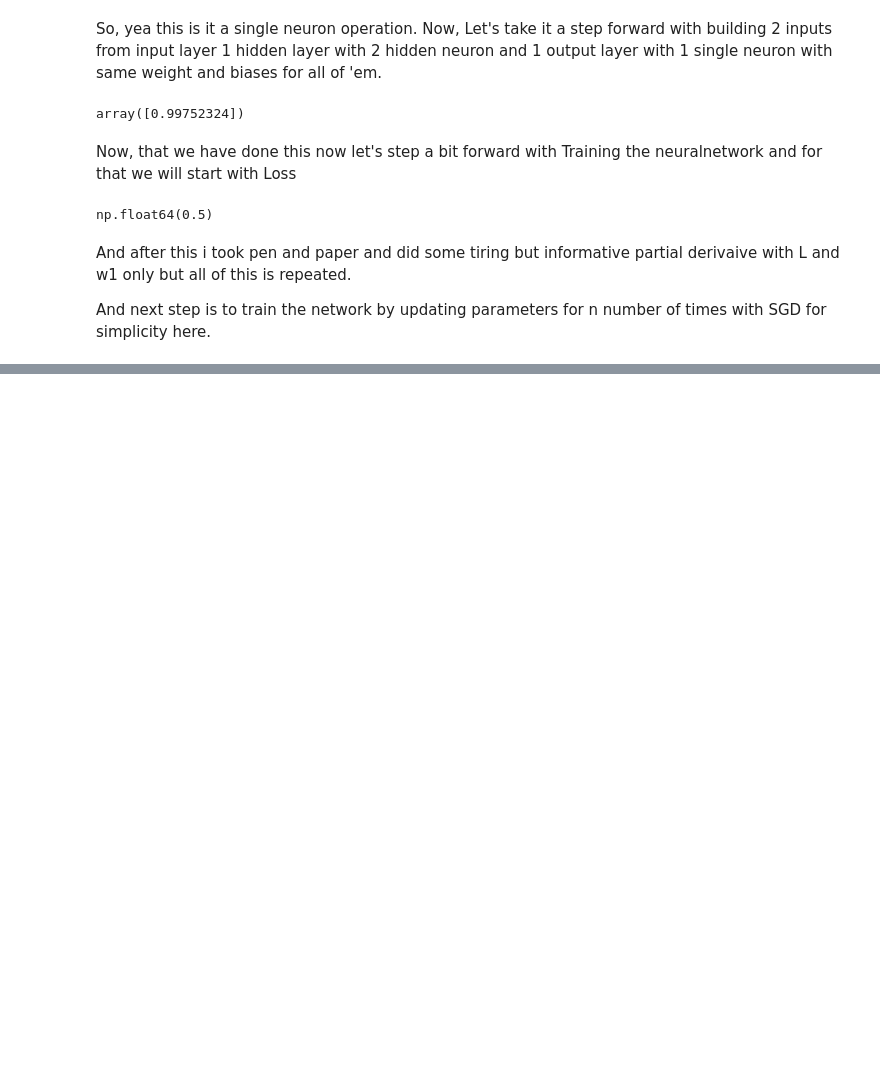
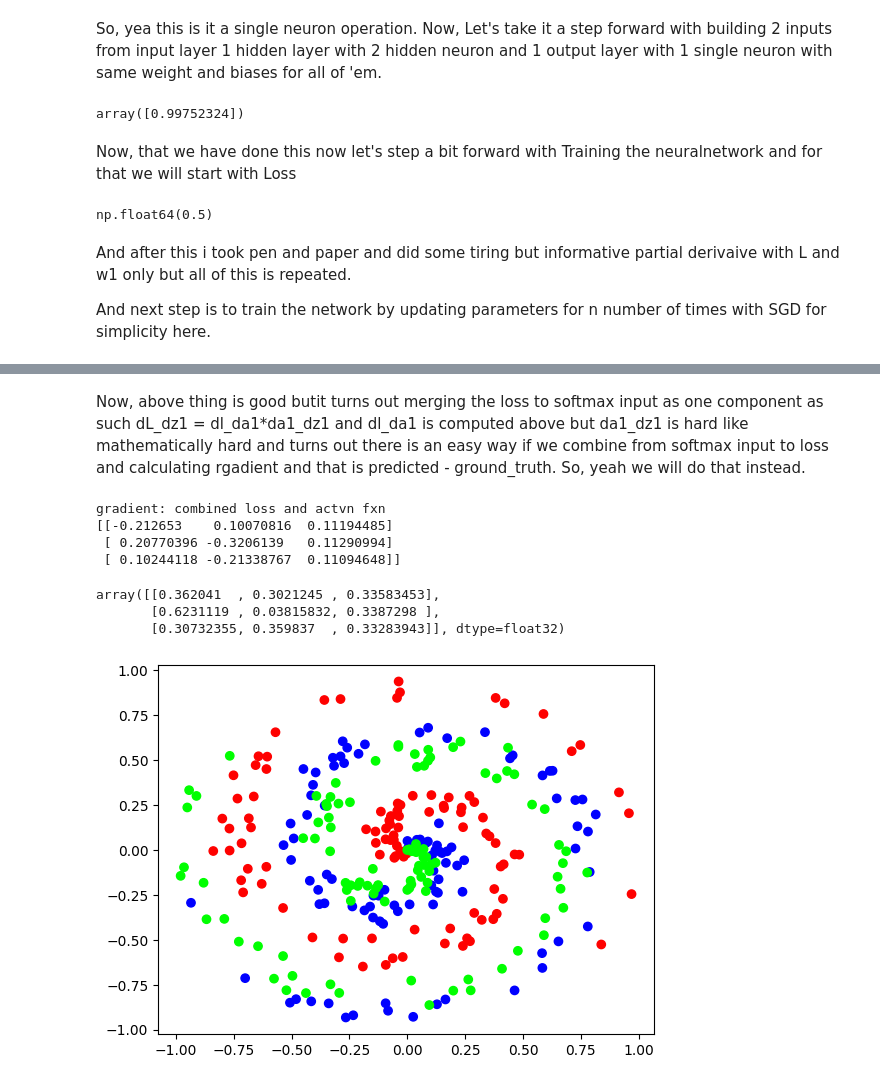
Before and after one commit to anmol52490/From_Scratch, a Jupyter notebook: neural_network_yayyy.ipynb, the cells around one changed output, grey strips where cells are left out. Cells and saved outputs as stored; diff of their text form; code cells hidden in the pictures; blank space fills up the shorter version.

```diff
--- a/neural_network_yayyy.ipynb
+++ b/neural_network_yayyy.ipynb
@@ -69,0 +345,2 @@ def train(data, all_y_trues):
+# %% [markdown]
+Now, above thing is good butit turns out merging the loss to softmax input as one component as such dL_dz1 = dl_da1*da1_dz1 and dl_da1 is computed above but da1_dz1 is hard like mathematically hard and turns out there is an easy way if we combine from softmax input to loss and calculating rgadient and that is predicted - ground_truth. So, yeah we will do that instead.
@@ -69,0 +371,32 @@ def train(data, all_y_trues):
+# %%
+inputs = np.random.randn(3,3)
+act = Activation_Softmax()
+softmax_outputs = act.forward(inputs)
+class_targets = np.array([0,1,1])
+softmax_loss = Activation_Softmax_Loss_CategoricalCrossentropy()
+softmax_loss.backward(softmax_outputs, class_targets)
+dvalues1 = softmax_loss.dinputs
+print('gradient: combined loss and actvn fxn')
+print(dvalues1)
+# %% [output]
+gradient: combined loss and actvn fxn
+[[-0.212653    0.10070816  0.11194485]
+ [ 0.20770396 -0.3206139   0.11290994]
+ [ 0.10244118 -0.21338767  0.11094648]]
+# %%
+softmax_outputs
+# %% [output]
+array([[0.362041  , 0.3021245 , 0.33583453],
+       [0.6231119 , 0.03815832, 0.3387298 ],
+       [0.30732355, 0.359837  , 0.33283943]], dtype=float32)
+# %%
+from nnfs.datasets import spiral_data
+import numpy as np
+import nnfs
+nnfs.init()
+import matplotlib.pyplot as plt
+X, y = spiral_data(samples=100, classes=3)
+plt.scatter(X[:, 0], X[:, 1], c=y, cmap='brg')
+plt.show()
+# %% [output]
+[figure, added]
```
Also changed, not shown: parts of 14 cells of this notebook, 1 other file.
